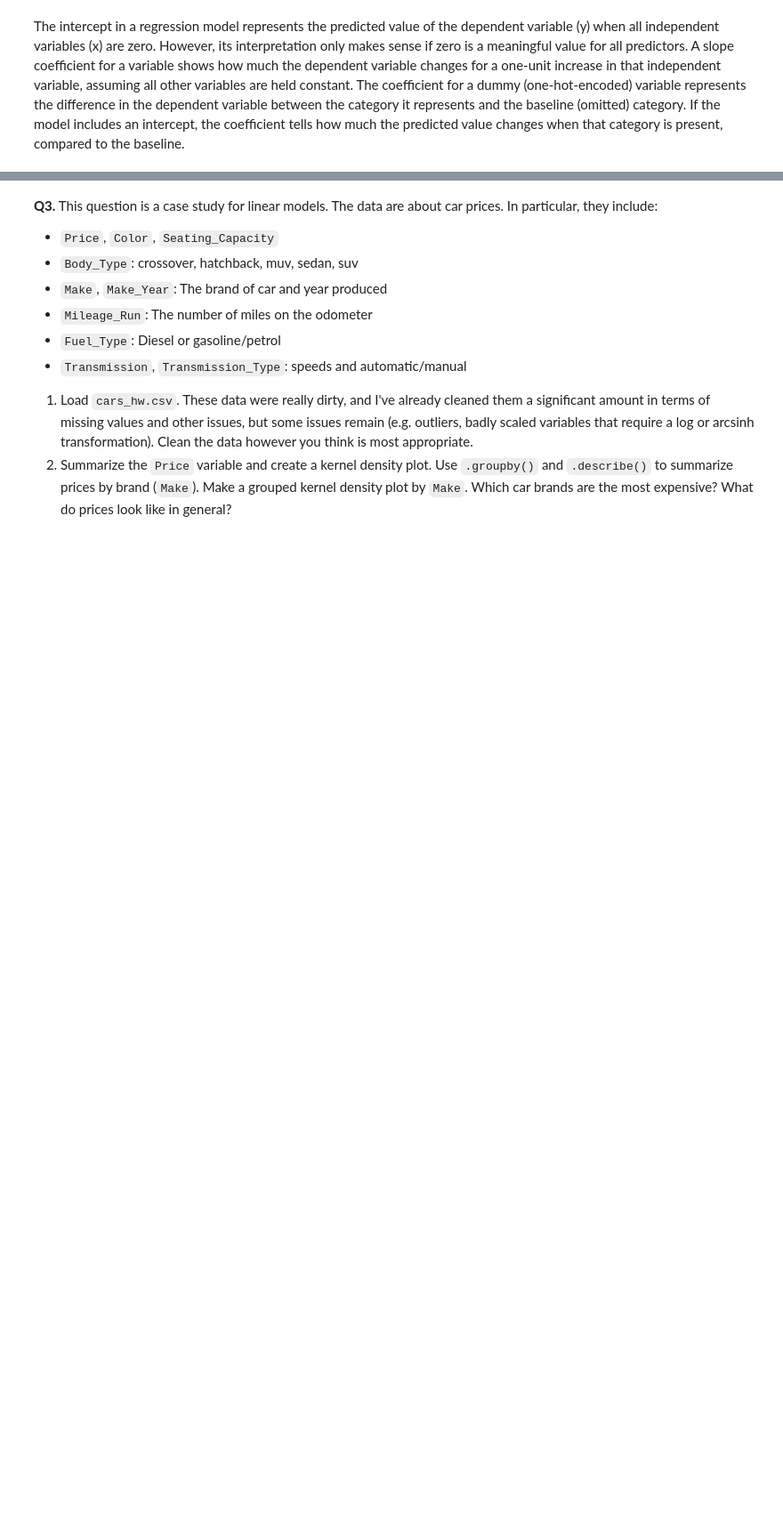
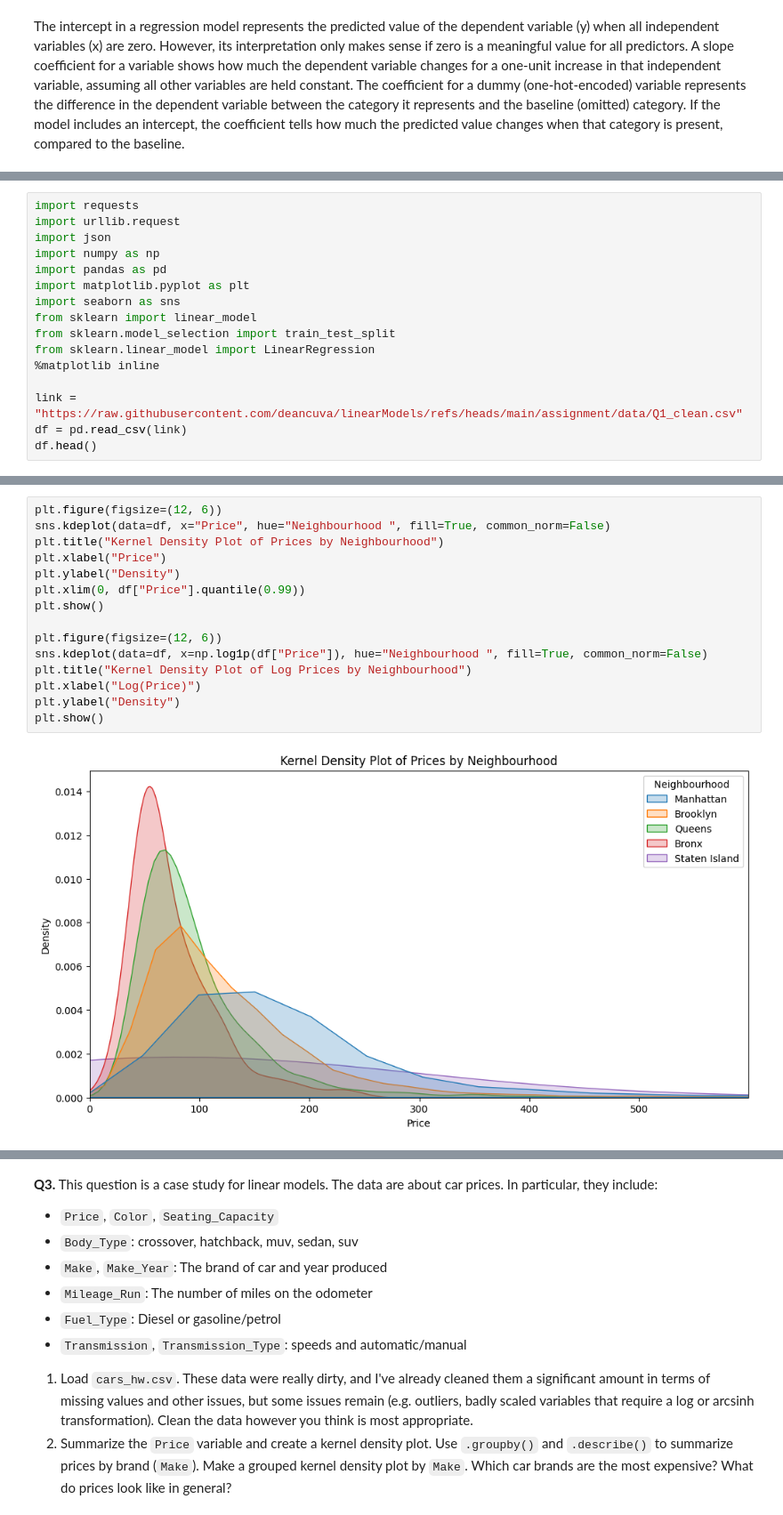
Before and after one commit to deancuva/linearModels, a Jupyter notebook: assignment/assignment.ipynb, the cells around one changed output, grey strips where cells are left out. Shown at 89% size. Cells and saved outputs as stored; diff of their text form; blank space fills up the shorter version.

```diff
--- a/assignment/assignment.ipynb
+++ b/assignment/assignment.ipynb
@@ -66,0 +61,16 @@ The intercept in a regression model represents the predicted value of the depend
+# %%
+import requests
+import urllib.request
+import json
+import numpy as np
+import pandas as pd
+import matplotlib.pyplot as plt
+import seaborn as sns
+from sklearn import linear_model
+from sklearn.model_selection import train_test_split
+from sklearn.linear_model import LinearRegression
+%matplotlib inline
+
+link = "https://raw.githubusercontent.com/deancuva/linearModels/refs/heads/main/assignment/data/Q1_clean.csv"
+df = pd.read_csv(link)
+df.head()
@@ -66,0 +84,17 @@ The intercept in a regression model represents the predicted value of the depend
+# %%
+plt.figure(figsize=(12, 6))
+sns.kdeplot(data=df, x="Price", hue="Neighbourhood ", fill=True, common_norm=False)
+plt.title("Kernel Density Plot of Prices by Neighbourhood")
+plt.xlabel("Price")
+plt.ylabel("Density")
+plt.xlim(0, df["Price"].quantile(0.99))
+plt.show()
+
+plt.figure(figsize=(12, 6))
+sns.kdeplot(data=df, x=np.log1p(df["Price"]), hue="Neighbourhood ", fill=True, common_norm=False)
+plt.title("Kernel Density Plot of Log Prices by Neighbourhood")
+plt.xlabel("Log(Price)")
+plt.ylabel("Density")
+plt.show()
+# %% [output]
+[figure, added]
```
Also changed, not shown: parts of 12 cells of this notebook.
